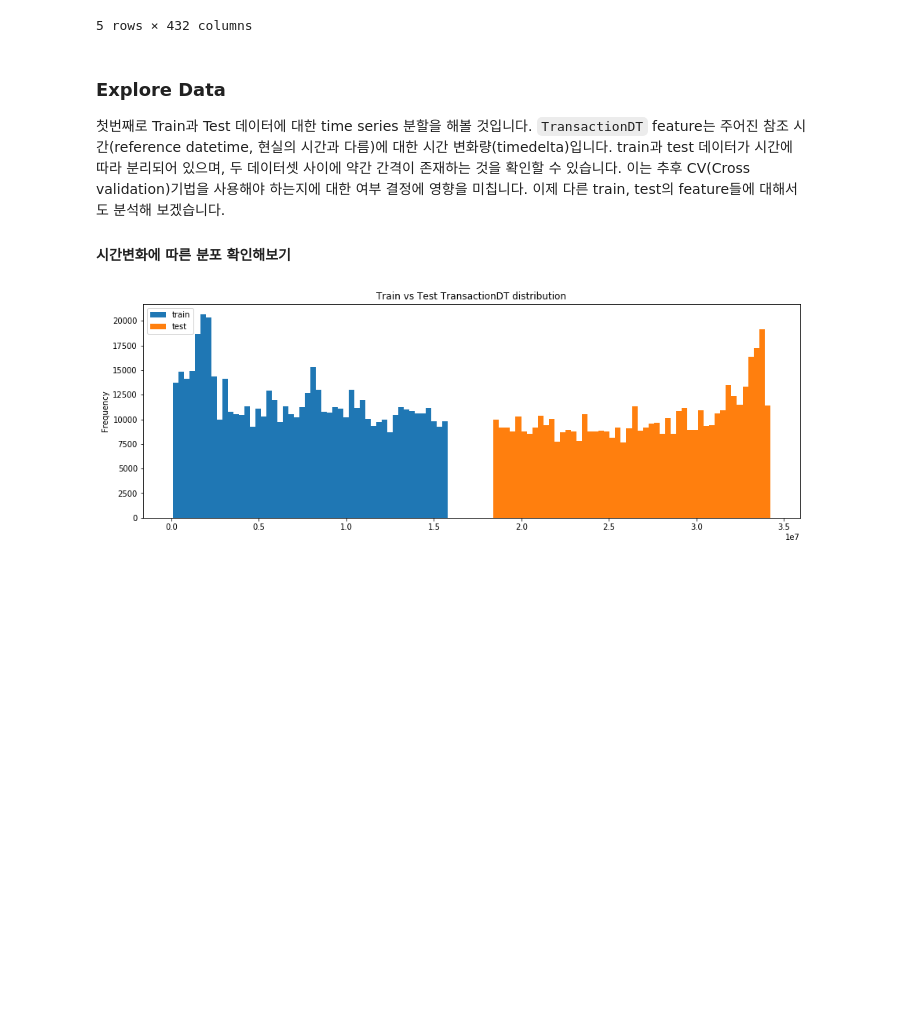
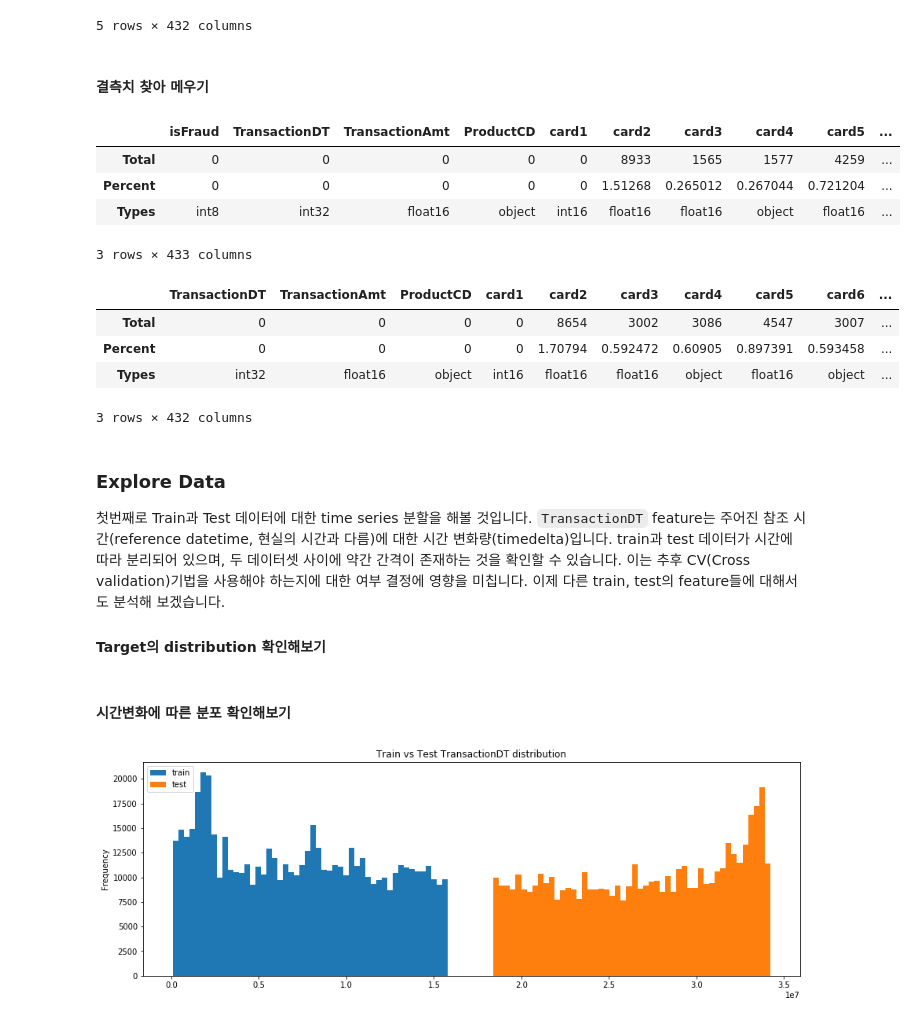
Before and after one commit to loveAlakazam/kaggle_IEEE_CIS_Fraud_Detection, a Jupyter notebook: Simple EDA of IEEE-FRAUD dataset.ipynb, the cells around one changed output. Saved outputs shown, nothing was run; the diff lists cells and outputs as text; code cells hidden in the pictures; blank space fills up the shorter version.

Commit message:
Update Simple EDA of IEEE-FRAUD dataset.ipynb
EDA WIP

```diff
--- a/Simple EDA of IEEE-FRAUD dataset.ipynb
+++ b/Simple EDA of IEEE-FRAUD dataset.ipynb
@@ -3,11 +3,11 @@
 # %%
 import numpy as np
 import pandas as pd
-
 import seaborn as sns
 import matplotlib.pyplot as plt
+import os
 
-import os
+pd.set_option('display.max_columns', 400)
 
 # for local execution
 current_dir = os.path.abspath('.')
@@ -173,3 +176,30 @@ X_test.head()
 | 3663552 | 18403310 | 285.000000 | W | 10989 | 360.0 | 150.0 | visa | 166.0 | debit | ... |
 | 3663553 | 18403317 | 67.937500 | W | 18018 | 452.0 | 150.0 | mastercard | 117.0 | debit | ... |
 5 rows × 432 columns
+# %% [markdown]
+#### 결측치 찾아 메우기
+# %%
+# Finding missing data
+def find_missing_data(data):
+    total = data.isnull().sum()
+    percent = (data.isnull().sum()/data.isnull().count()*100)
+    tt = pd.concat([total, percent], axis=1, keys=['Total', 'Percent'])
+    types = []
+    for col in data.columns:
+        dtype = str(data[col].dtype)
+        types.append(dtype)
+    tt['Types'] = types
+    return(np.transpose(tt))
+# %%
+display(find_missing_data(train), find_missing_data(X_test))
+# %% [output]
+|  | isFraud | TransactionDT | TransactionAmt | ProductCD | card1 | card2 | card3 | card4 | card5 | ... |
+| Total | 0 | 0 | 0 | 0 | 0 | 8933 | 1565 | 1577 | 4259 | ... |
+| Percent | 0 | 0 | 0 | 0 | 0 | 1.51268 | 0.265012 | 0.267044 | 0.721204 | ... |
+| Types | int8 | int32 | float16 | object | int16 | float16 | float16 | object | float16 | ... |
+3 rows × 433 columns
+|  | TransactionDT | TransactionAmt | ProductCD | card1 | card2 | card3 | card4 | card5 | card6 | ... |
+| Total | 0 | 0 | 0 | 0 | 8654 | 3002 | 3086 | 4547 | 3007 | ... |
+| Percent | 0 | 0 | 0 | 0 | 1.70794 | 0.592472 | 0.60905 | 0.897391 | 0.593458 | ... |
+| Types | int32 | float16 | object | int16 | float16 | float16 | object | float16 | object | ... |
+3 rows × 432 columns
@@ -177,8 +211,9 @@ X_test.head()
 ### Explore Data
 첫번째로 Train과 Test 데이터에 대한 time series 분할을 해볼 것입니다. `TransactionDT` feature는 주어진 참조 시간(reference datetime, 현실의 시간과 다름)에 대한 시간 변화량(timedelta)입니다. train과 test 데이터가 시간에 따라 분리되어 있으며, 두 데이터셋 사이에 약간 간격이 존재하는 것을 확인할 수 있습니다. 이는 추후 CV(Cross validation)기법을 사용해야 하는지에 대한 여부 결정에 영향을 미칩니다. 이제 다른 train, test의 feature들에 대해서도 분석해 보겠습니다.
 
-
-#### 시간변화에 따른 분포 확인해보기
+#### Target의 distribution 확인해보기
+# %% [markdown]
+#### 시간변화에 따른 분포 확인해보기
 # %%
 X_train['TransactionDT'].plot(kind='hist',
                                         figsize=(15, 5),
```
Also changed, not shown: parts of 3 cells of this notebook.
